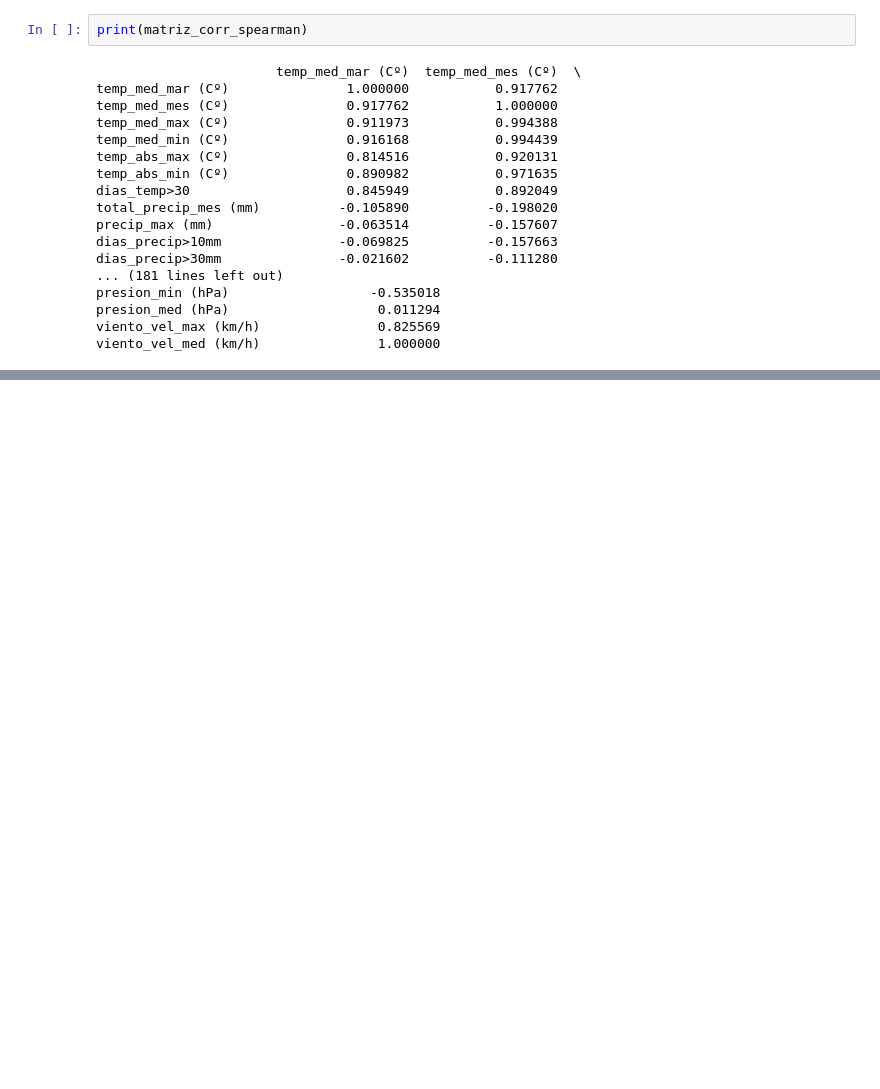
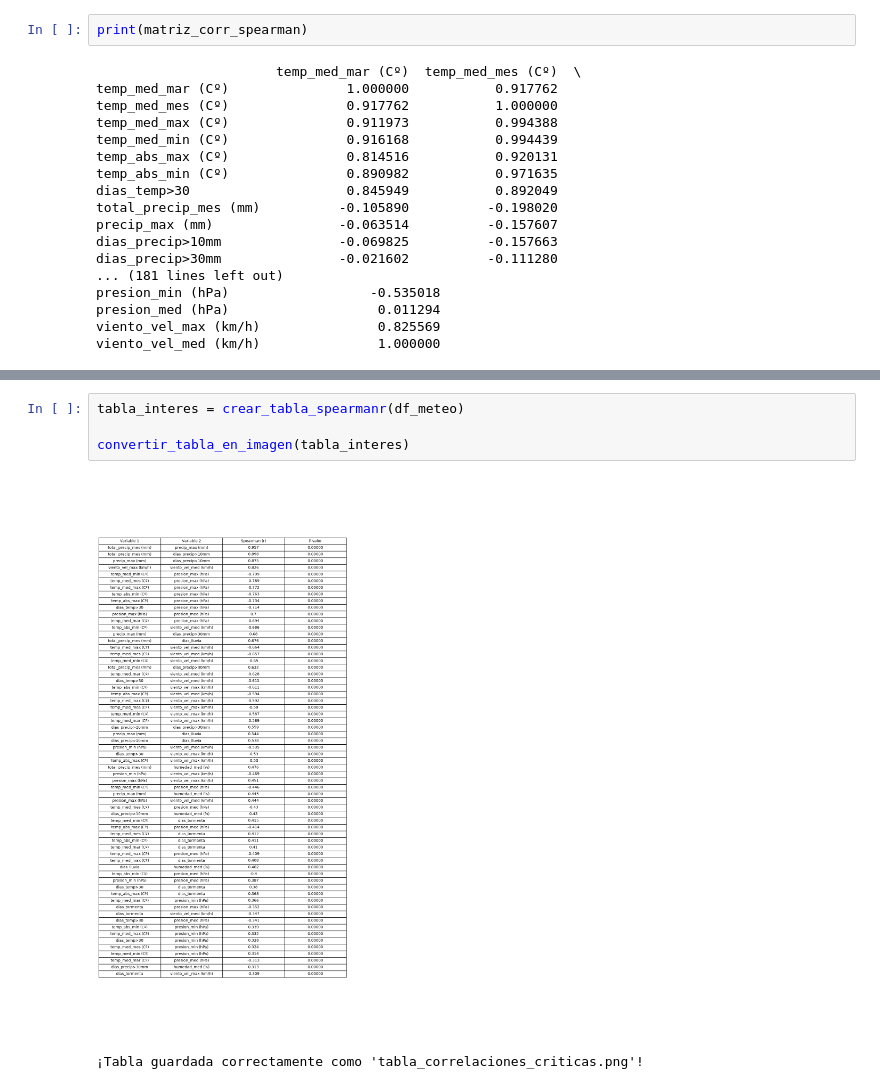
Before and after one commit to mariot11/EDA_Aemet, a Jupyter notebook: src/tratamiento_de_datos_2.ipynb, the cells around one changed output, grey strips where cells are left out. Cells and saved outputs as stored; diff of their text form; blank space fills up the shorter version.

Commit message:
visualización

```diff
--- a/src/tratamiento_de_datos_2.ipynb
+++ b/src/tratamiento_de_datos_2.ipynb
@@ -81,0 +146,7 @@ matriz_correlaciones_otonio
+# %%
+tabla_interes = crear_tabla_spearmanr(df_meteo)
+
+convertir_tabla_en_imagen(tabla_interes)
+# %% [output]
+[figure, added]
+¡Tabla guardada correctamente como 'tabla_correlaciones_criticas.png'!
```
Also changed, not shown: parts of 3 cells of this notebook, 2 other files.
